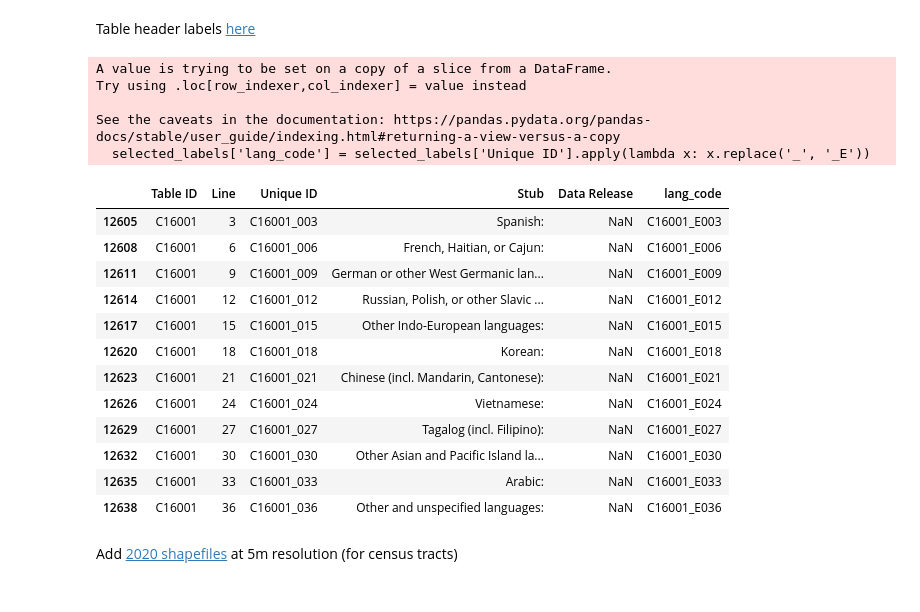
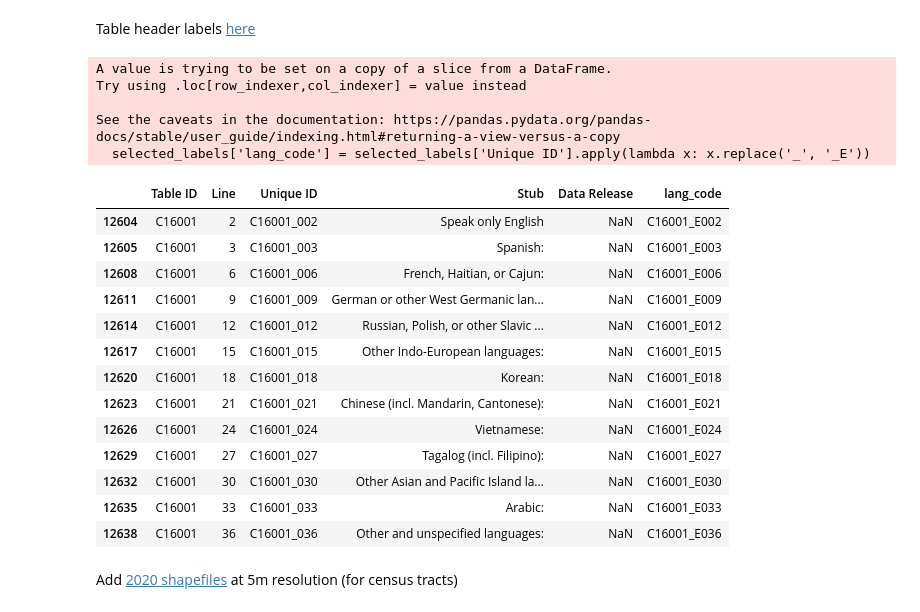
Before and after one commit to wrynearson/us-census-language, a Jupyter notebook: c16001.ipynb, the cells around one changed output. Cells and saved outputs as stored; diff of their text form; code cells hidden in the pictures.

```diff
--- a/c16001.ipynb
+++ b/c16001.ipynb
@@ -90,31 +91,32 @@ labels = df2[df2['Table ID'] == 'C16001']
 # %%
 # Get only the "language" rows, including the total
 
 # add 2 for all people, 3 for only english speakers
-initial_rows = [4]
+initial_rows = [3, 4]
 
 # Every 3rd row starting from row 8 (index 7)
 # Calculate the end of the range to be the number of rows in the DataFrame
 every_third_row = range(7, len(labels), 3)
 
 # Combine the lists of indices
 selected_indices = initial_rows + list(every_third_row)
 
 # Use iloc to select the rows
 selected_labels = labels.iloc[selected_indices]
 
 # Add the letter "E" to make labels and dataset language codes match
 selected_labels['lang_code'] = selected_labels['Unique ID'].apply(lambda x: x.replace('_', '_E'))
 
 # Display the selected rows
 selected_labels
 # %% [output]
 A value is trying to be set on a copy of a slice from a DataFrame.
 Try using .loc[row_indexer,col_indexer] = value instead
 
 See the caveats in the documentation: https://pandas.pydata.org/pandas-docs/stable/user_guide/indexing.html#returning-a-view-versus-a-copy
   selected_labels['lang_code'] = selected_labels['Unique ID'].apply(lambda x: x.replace('_', '_E'))
 |  | Table ID | Line | Unique ID | Stub | Data Release | lang_code |
+| 12604 | C16001 | 2 | C16001_002 | Speak only English | NaN | C16001_E002 |
 | 12605 | C16001 | 3 | C16001_003 | Spanish: | NaN | C16001_E003 |
 | 12608 | C16001 | 6 | C16001_006 | French, Haitian, or Cajun: | NaN | C16001_E006 |
 | 12611 | C16001 | 9 | C16001_009 | German or other West Germanic lan... | NaN | C16001_E009 |
```
Also changed, not shown: parts of 7 cells of this notebook, 2 other files.
